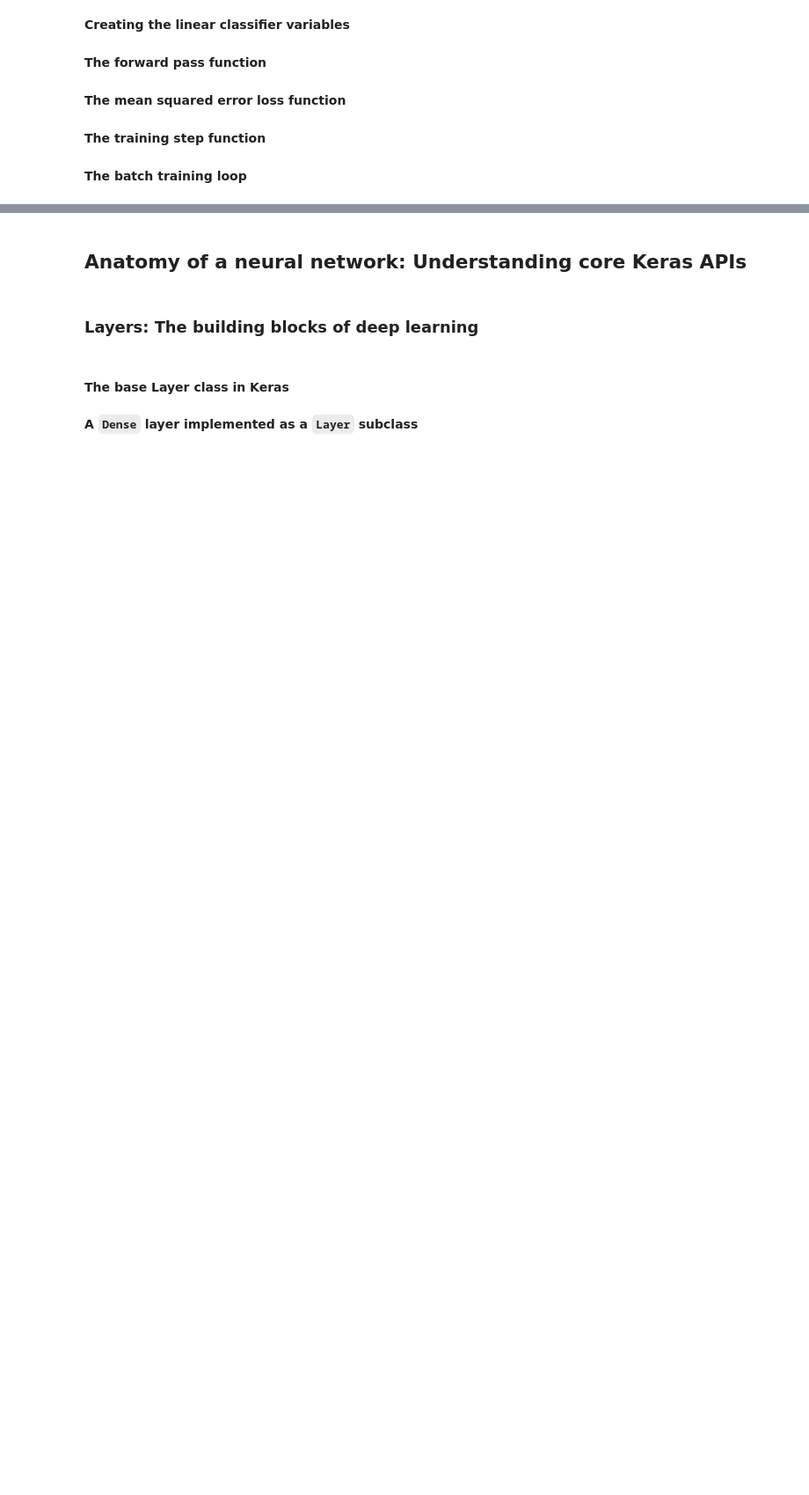
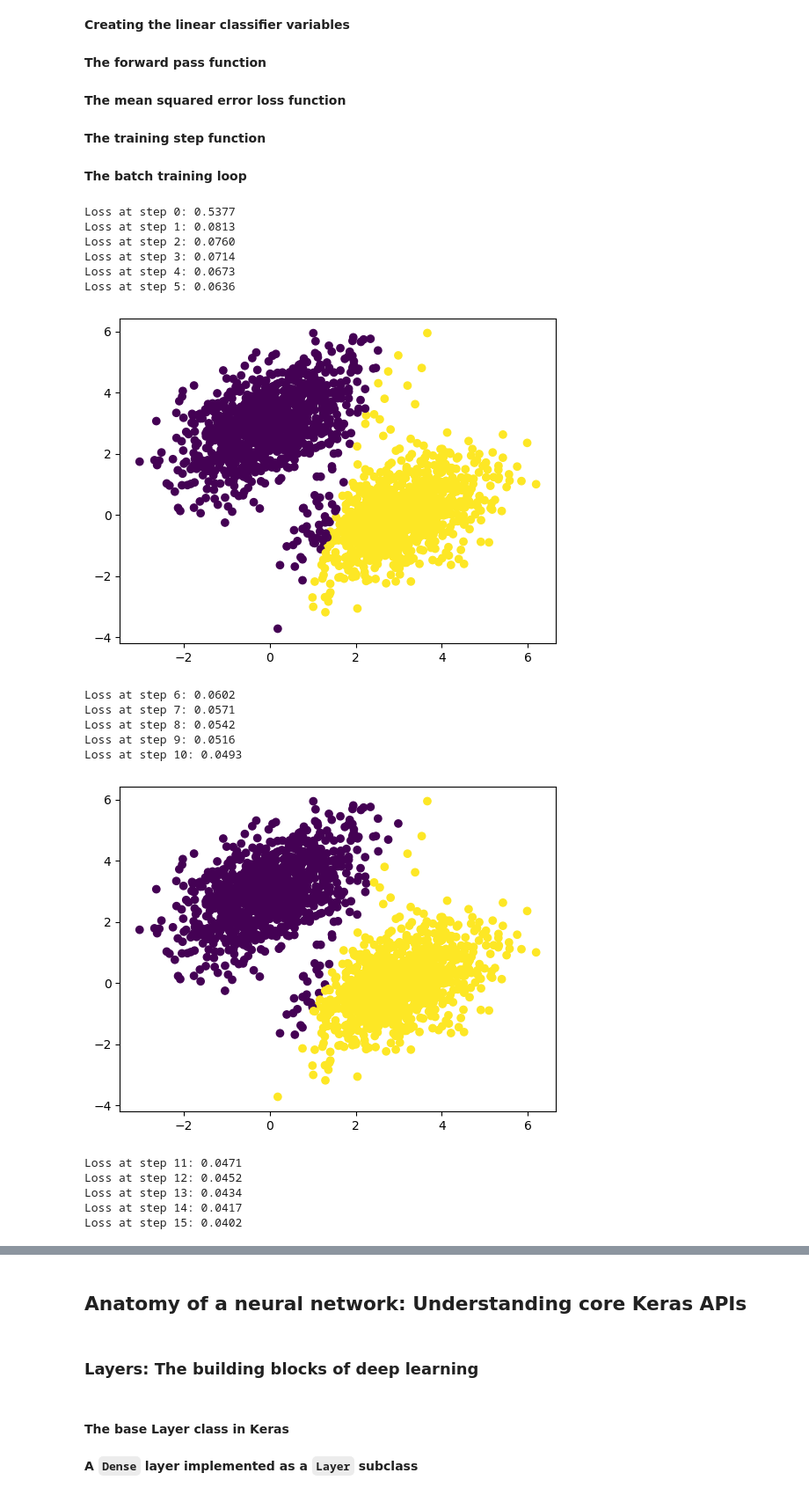
Before and after one commit to jeongho0715/test1, a Jupyter notebook: chapter03_introduction_to_keras_and_tf_i.ipynb, the cells around one changed output, grey strips where cells are left out. Shown at 88% size. Cells and saved outputs as stored; diff of their text form; code cells hidden in the pictures; blank space fills up the shorter version.

```diff
--- a/chapter03_introduction_to_keras_and_tf_i.ipynb
+++ b/chapter03_introduction_to_keras_and_tf_i.ipynb
@@ -173,0 +192,27 @@ for step in range(40):
+# %%
+for step in range(40): # about 40 steps, loss value decres
+    loss = training_step(inputs, targets)
+    print(f"Loss at step {step}: {loss:.4f}")
+    if step in [5, 10, 15, 20]:
+        predictions = model(inputs) # we can mek the predittion based on our prediction
+        plt.scatter(inputs[:, 0], inputs[:, 1], c=predictions[:, 0] > 0.5)
+        plt.show()# not original data, it;'s predicted values polot
+# %% [output]
+Loss at step 0: 0.5377
+Loss at step 1: 0.0813
+Loss at step 2: 0.0760
+Loss at step 3: 0.0714
+Loss at step 4: 0.0673
+Loss at step 5: 0.0636
+[figure, added]
+Loss at step 6: 0.0602
+Loss at step 7: 0.0571
+Loss at step 8: 0.0542
+Loss at step 9: 0.0516
+Loss at step 10: 0.0493
+[figure, added]
+Loss at step 11: 0.0471
+Loss at step 12: 0.0452
+Loss at step 13: 0.0434
+Loss at step 14: 0.0417
+Loss at step 15: 0.0402
```
Also changed, not shown: parts of 44 cells of this notebook, 2 other files.
